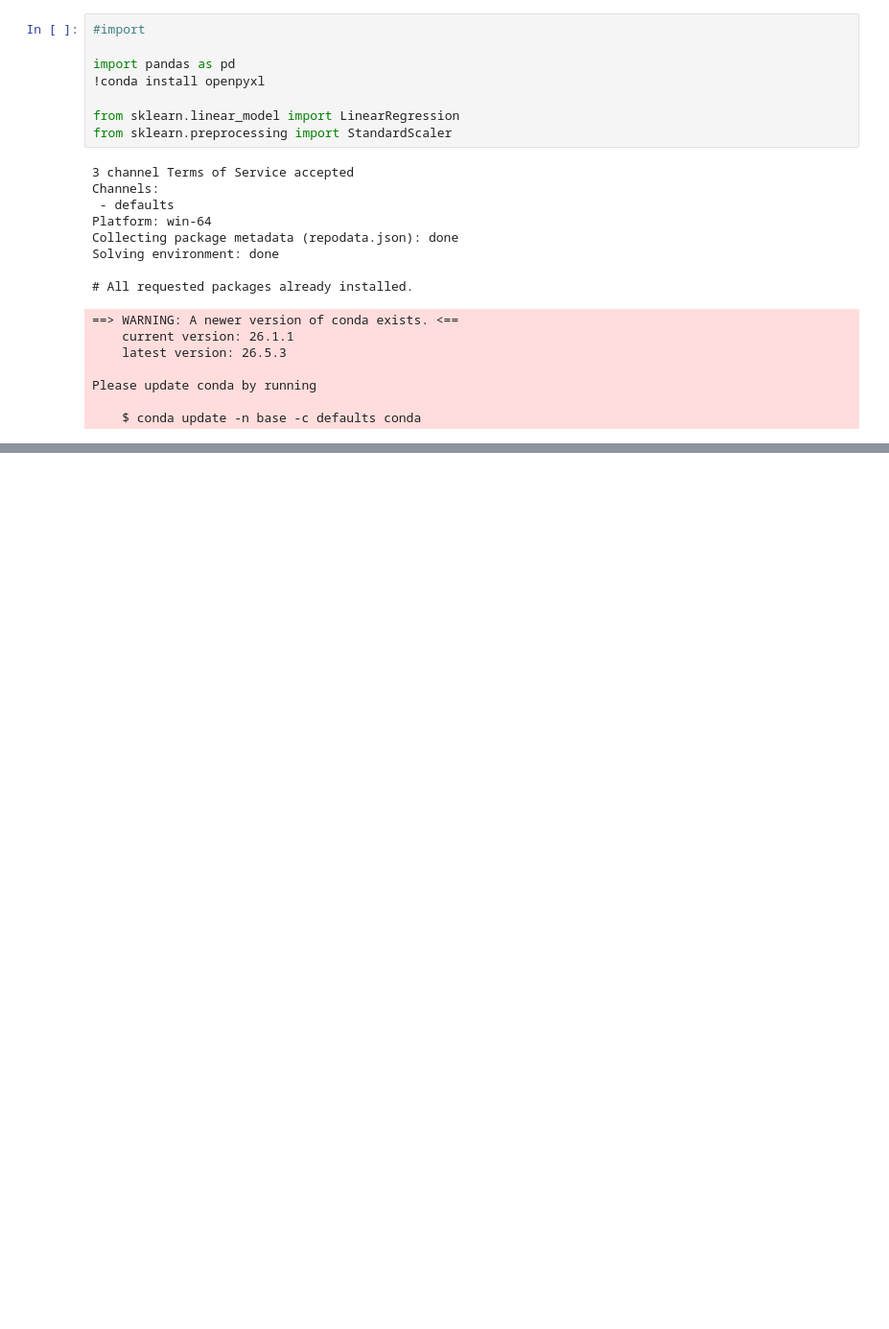
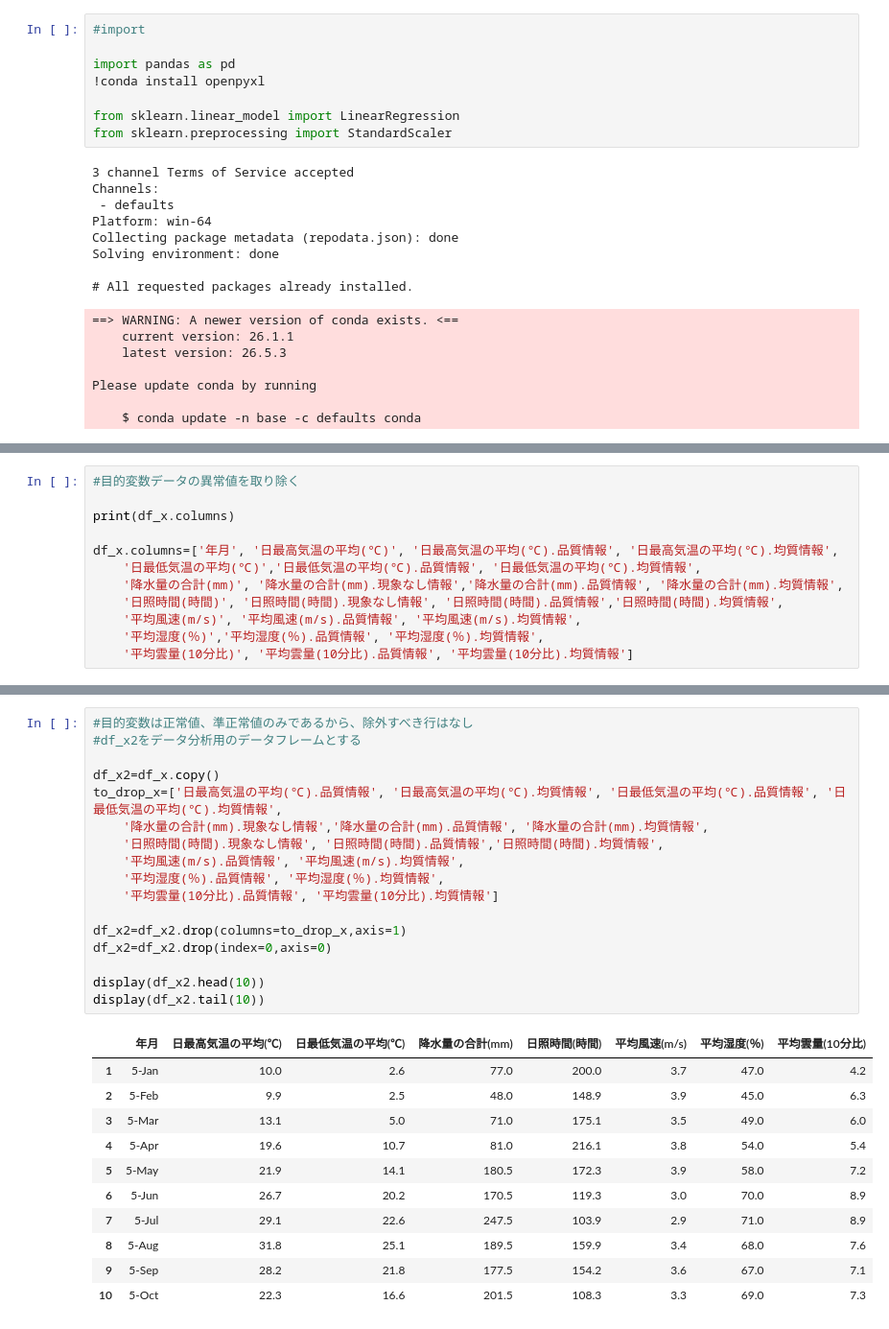
Before and after one commit to Udon-datascience/opendata_analysis, a Jupyter notebook: correl_clothes/correl_clothes.ipynb, the cells around one changed output, grey strips where cells are left out. Shown at 96% size. Drawn from its saved outputs; the diff is of its cells as text; blank space fills up the shorter version.

```diff
--- a/correl_clothes/correl_clothes.ipynb
+++ b/correl_clothes/correl_clothes.ipynb
@@ -63,0 +56,12 @@ df_t2=df_t.drop(index=range(0,8),axis=0)
+# %%
+#目的変数データの異常値を取り除く
+
+print(df_x.columns)
+
+df_x.columns=['年月', '日最高気温の平均(℃)', '日最高気温の平均(℃).品質情報', '日最高気温の平均(℃).均質情報',
+    '日最低気温の平均(℃)','日最低気温の平均(℃).品質情報', '日最低気温の平均(℃).均質情報',
+    '降水量の合計(mm)', '降水量の合計(mm).現象なし情報','降水量の合計(mm).品質情報', '降水量の合計(mm).均質情報',
+    '日照時間(時間)', '日照時間(時間).現象なし情報', '日照時間(時間).品質情報','日照時間(時間).均質情報',
+    '平均風速(m/s)', '平均風速(m/s).品質情報', '平均風速(m/s).均質情報',
+    '平均湿度(％)','平均湿度(％).品質情報', '平均湿度(％).均質情報',
+    '平均雲量(10分比)', '平均雲量(10分比).品質情報', '平均雲量(10分比).均質情報']
@@ -63,0 +98,29 @@ df_t2=df_t.drop(index=range(0,8),axis=0)
+# %%
+#目的変数は正常値、準正常値のみであるから、除外すべき行はなし
+#df_x2をデータ分析用のデータフレームとする
+
+df_x2=df_x.copy()
+to_drop_x=['日最高気温の平均(℃).品質情報', '日最高気温の平均(℃).均質情報', '日最低気温の平均(℃).品質情報', '日最低気温の平均(℃).均質情報',
+    '降水量の合計(mm).現象なし情報','降水量の合計(mm).品質情報', '降水量の合計(mm).均質情報',
+    '日照時間(時間).現象なし情報', '日照時間(時間).品質情報','日照時間(時間).均質情報',
+    '平均風速(m/s).品質情報', '平均風速(m/s).均質情報',
+    '平均湿度(％).品質情報', '平均湿度(％).均質情報',
+    '平均雲量(10分比).品質情報', '平均雲量(10分比).均質情報']
+
+df_x2=df_x2.drop(columns=to_drop_x,axis=1)
+df_x2=df_x2.drop(index=0,axis=0)
+
+display(df_x2.head(10))
+display(df_x2.tail(10))
+# %% [output]
+|  | 年月 | 日最高気温の平均(℃) | 日最低気温の平均(℃) | 降水量の合計(mm) | 日照時間(時間) | 平均風速(m/s) | 平均湿度(％) | 平均雲量(10分比) |
+| 1 | 5-Jan | 10.0 | 2.6 | 77.0 | 200.0 | 3.7 | 47.0 | 4.2 |
+| 2 | 5-Feb | 9.9 | 2.5 | 48.0 | 148.9 | 3.9 | 45.0 | 6.3 |
+| 3 | 5-Mar | 13.1 | 5.0 | 71.0 | 175.1 | 3.5 | 49.0 | 6.0 |
+| 4 | 5-Apr | 19.6 | 10.7 | 81.0 | 216.1 | 3.8 | 54.0 | 5.4 |
+| 5 | 5-May | 21.9 | 14.1 | 180.5 | 172.3 | 3.9 | 58.0 | 7.2 |
+| 6 | 5-Jun | 26.7 | 20.2 | 170.5 | 119.3 | 3.0 | 70.0 | 8.9 |
+| 7 | 5-Jul | 29.1 | 22.6 | 247.5 | 103.9 | 2.9 | 71.0 | 8.9 |
+| 8 | 5-Aug | 31.8 | 25.1 | 189.5 | 159.9 | 3.4 | 68.0 | 7.6 |
+| 9 | 5-Sep | 28.2 | 21.8 | 177.5 | 154.2 | 3.6 | 67.0 | 7.1 |
+| 10 | 5-Oct | 22.3 | 16.6 | 201.5 | 108.3 | 3.3 | 69.0 | 7.3 |
```
Also changed, not shown: parts of 13 cells of this notebook, 1 other file.
